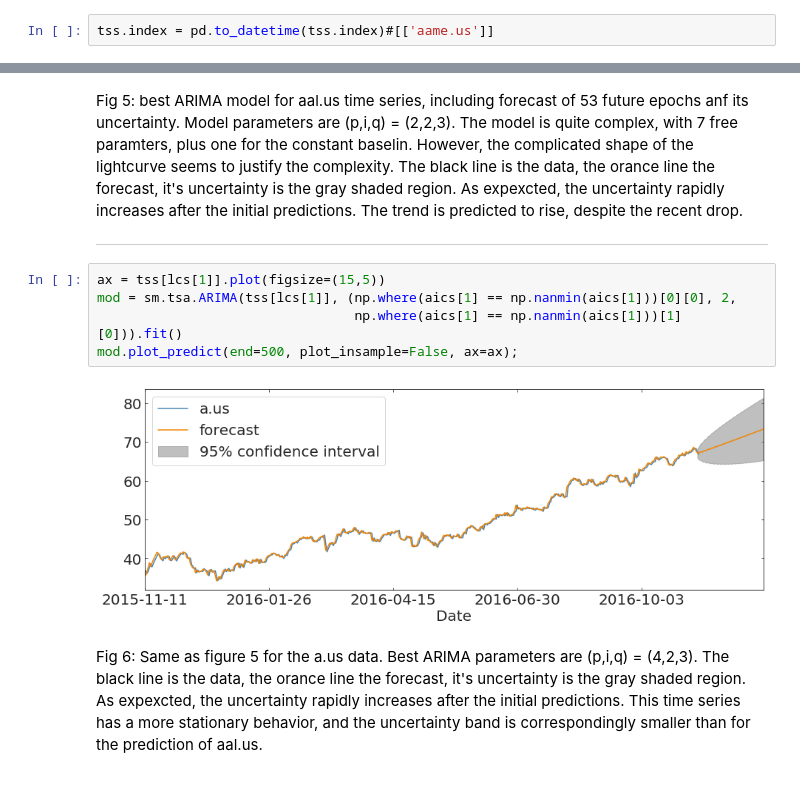
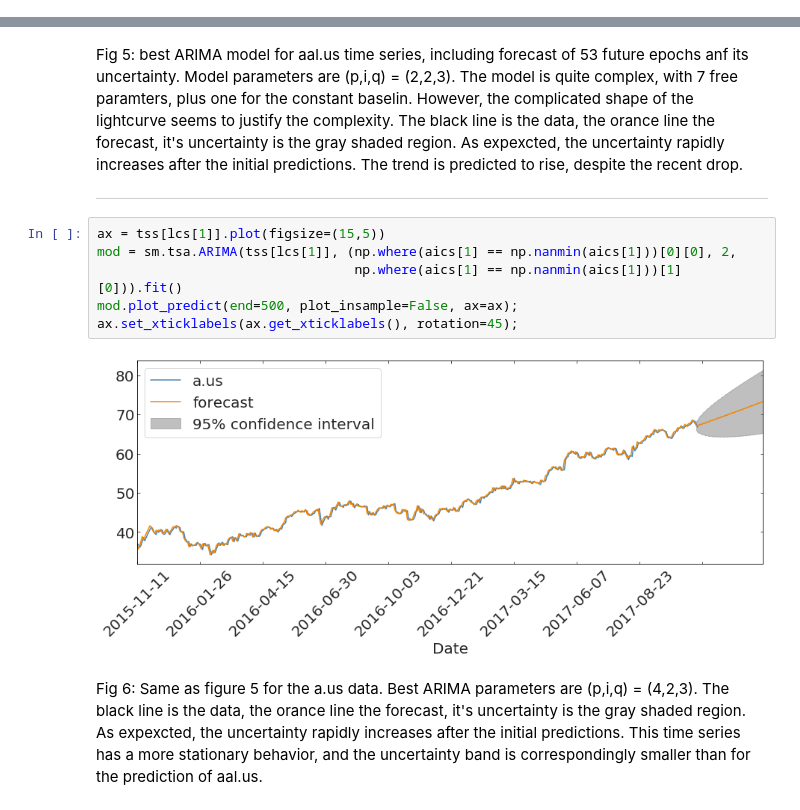
Before and after one commit to xiaolng/DSPS_FBianco, a Jupyter notebook: HW2/ARIMA_solution.ipynb, the cells around one changed output, grey strips where cells are left out. Drawn from its saved outputs; the diff is of its cells as text.

````diff
--- a/HW2/ARIMA_solution.ipynb
+++ b/HW2/ARIMA_solution.ipynb
@@ -266,8 +276,6 @@ See https://github.com/fedhere/A-Data-Driven-Evaluation-of-Delays-in-Criminal-Pr
 ## 1 Fit the model for a variety of parameters. You can run a nested loop to iterate over a range of p and q parameters
 ## 2. record the aic score for each fit
 ## 3. Find the best parameters to fit this time series with the AIC minimization criterion. For each model, after you fit it to the data, you can get the value of the AIC as ```model.aic```
-# %%
-tss.index = pd.to_datetime(tss.index)#[['aame.us']]
 # %%
 aics_st = np.zeros((5,5))
 for p in range(5):
@@ -418,10 +399,11 @@ Fig 5: best ARIMA model for aal.us time series, including forecast of 53 future
 # %%
 ax = tss[lcs[1]].plot(figsize=(15,5))
 mod = sm.tsa.ARIMA(tss[lcs[1]], (np.where(aics[1] == np.nanmin(aics[1]))[0][0], 2,
                                  np.where(aics[1] == np.nanmin(aics[1]))[1][0])).fit()
 mod.plot_predict(end=500, plot_insample=False, ax=ax);
+ax.set_xticklabels(ax.get_xticklabels(), rotation=45);
 # %% [output]
-[figure, old version]
+[figure, new version]
 # %% [markdown]
 Fig 6: Same as figure 5 for the a.us data. Best ARIMA  parameters are (p,i,q) = (4,2,3). The black line is the data, the orance line the forecast, it's uncertainty is the gray shaded region. As expexcted, the uncertainty rapidly increases after the initial predictions. This time series has a more stationary behavior, and the uncertainty band is correspondingly smaller than for the prediction of aal.us.
 # %% [markdown]
````
Also changed, not shown: parts of 19 cells of this notebook.
